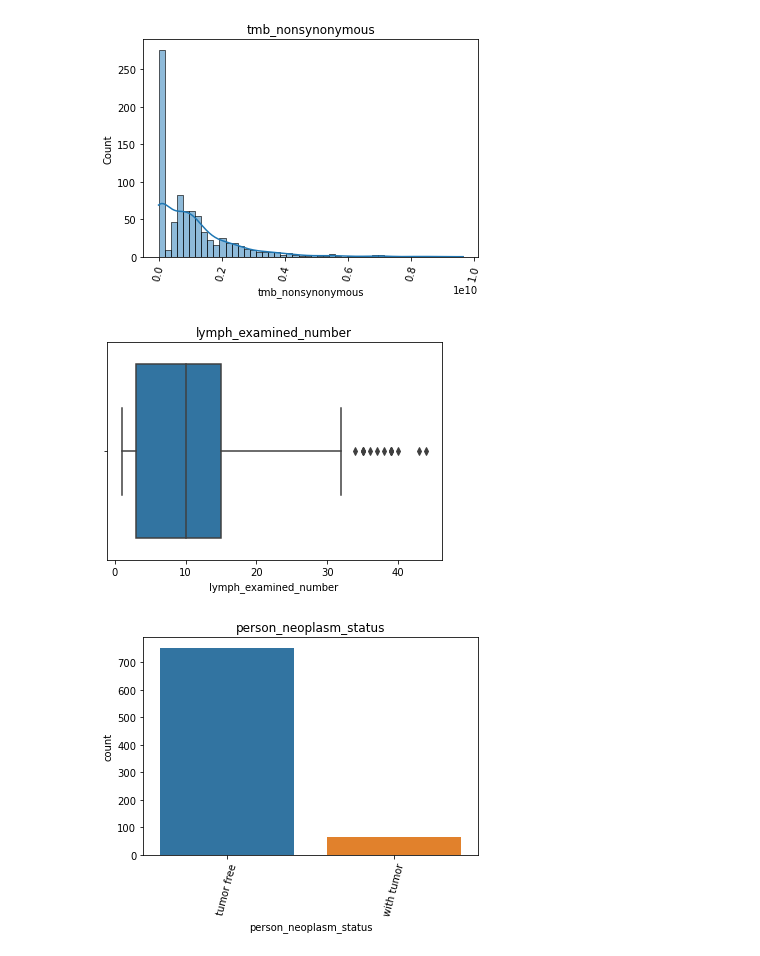
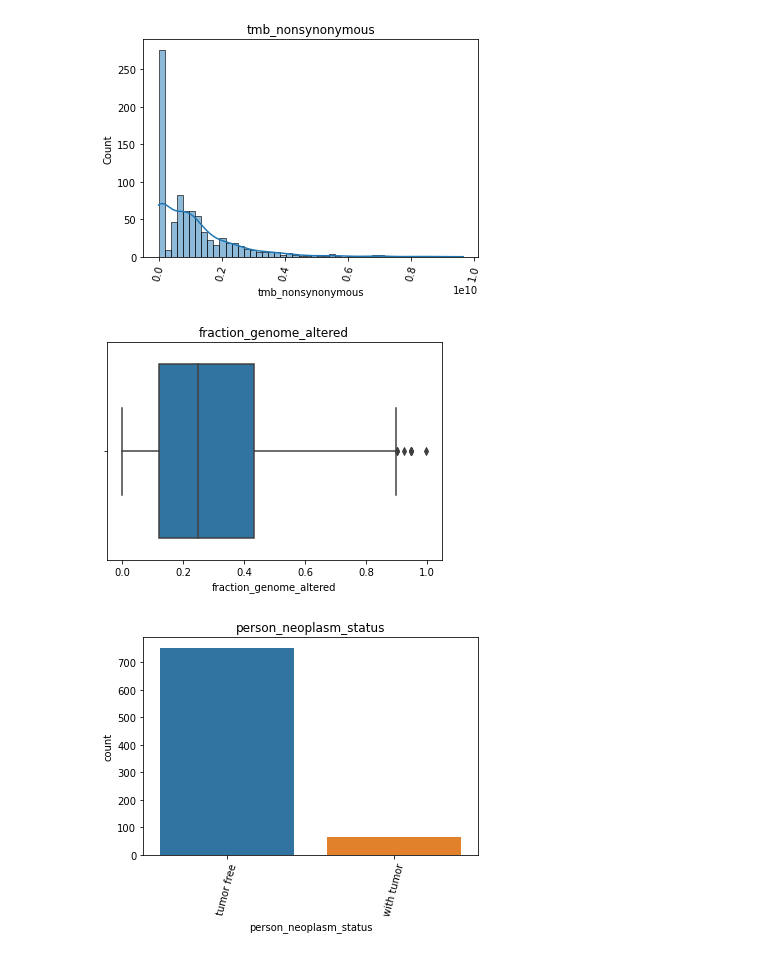
Before and after one commit to jamillan94/DSM-BCD, a Jupyter notebook: DSM-BCD/NOTEBOOK/8_EDA _SEABORN.ipynb, the cells around one changed output. Drawn from its saved outputs; the diff is of its cells as text; code cells hidden in the pictures.

```diff
--- a/DSM-BCD/NOTEBOOK/8_EDA _SEABORN.ipynb
+++ b/DSM-BCD/NOTEBOOK/8_EDA _SEABORN.ipynb
@@ -45,16 +45,16 @@ plot_num.savefig(PATH_NUMERICAS+i+".pdf",bbox_inches = 'tight')
 [figure]
 # %%
 # Boxplot
-i='lymph_examined_number'
+i='fraction_genome_altered'
 numerical=sns.boxplot(breast_clean[i], orient='h')
 numerical.tick_params(axis='x')
 numerical.set(title=i)
 numerical.tick_params(axis='x')
 plot_num=numerical.get_figure()
 
 plot_num.savefig(PATH_NUMERICAS+i+".pdf",bbox_inches = 'tight')
 # %% [output]
-[figure, old version]
+[figure, new version]
 # %%
 # Count Plot
 i='person_neoplasm_status'
```
Also changed, not shown: 5 other files.
